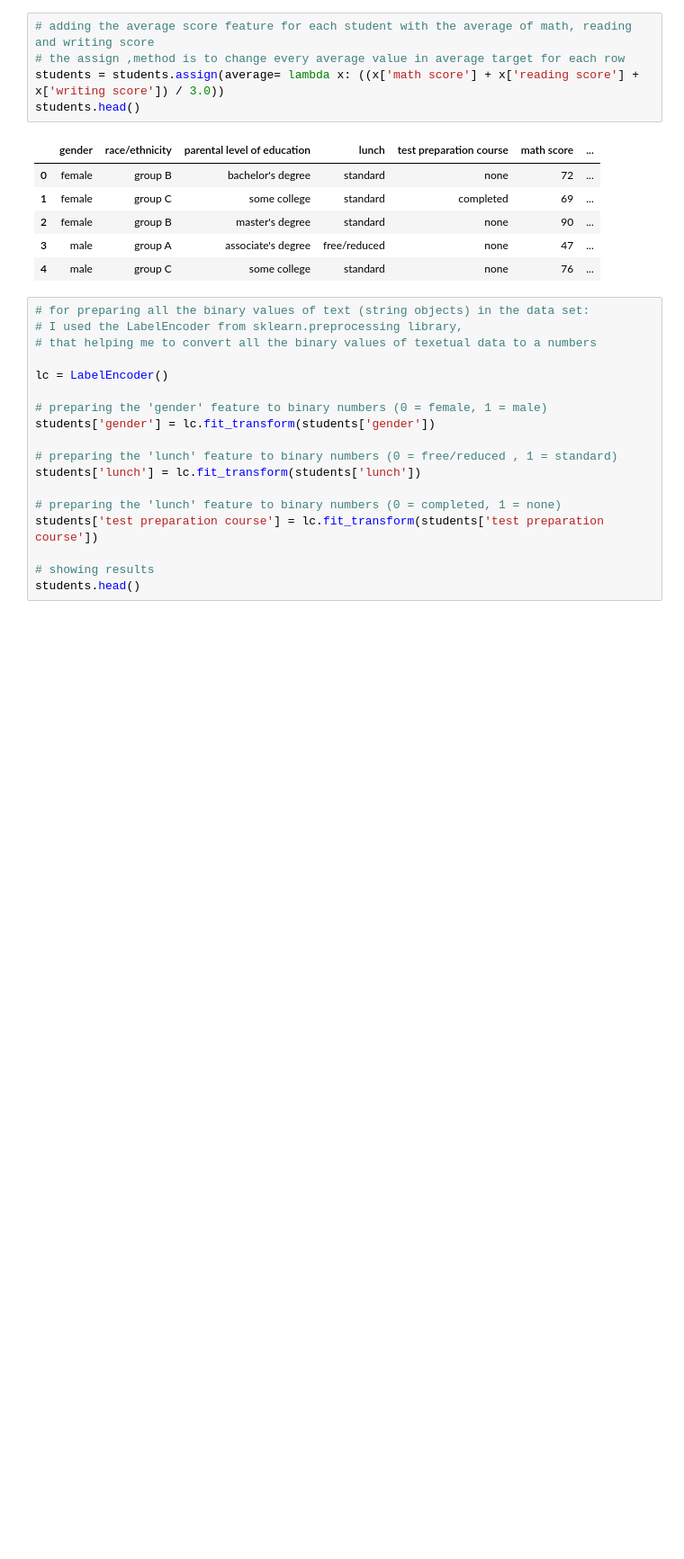
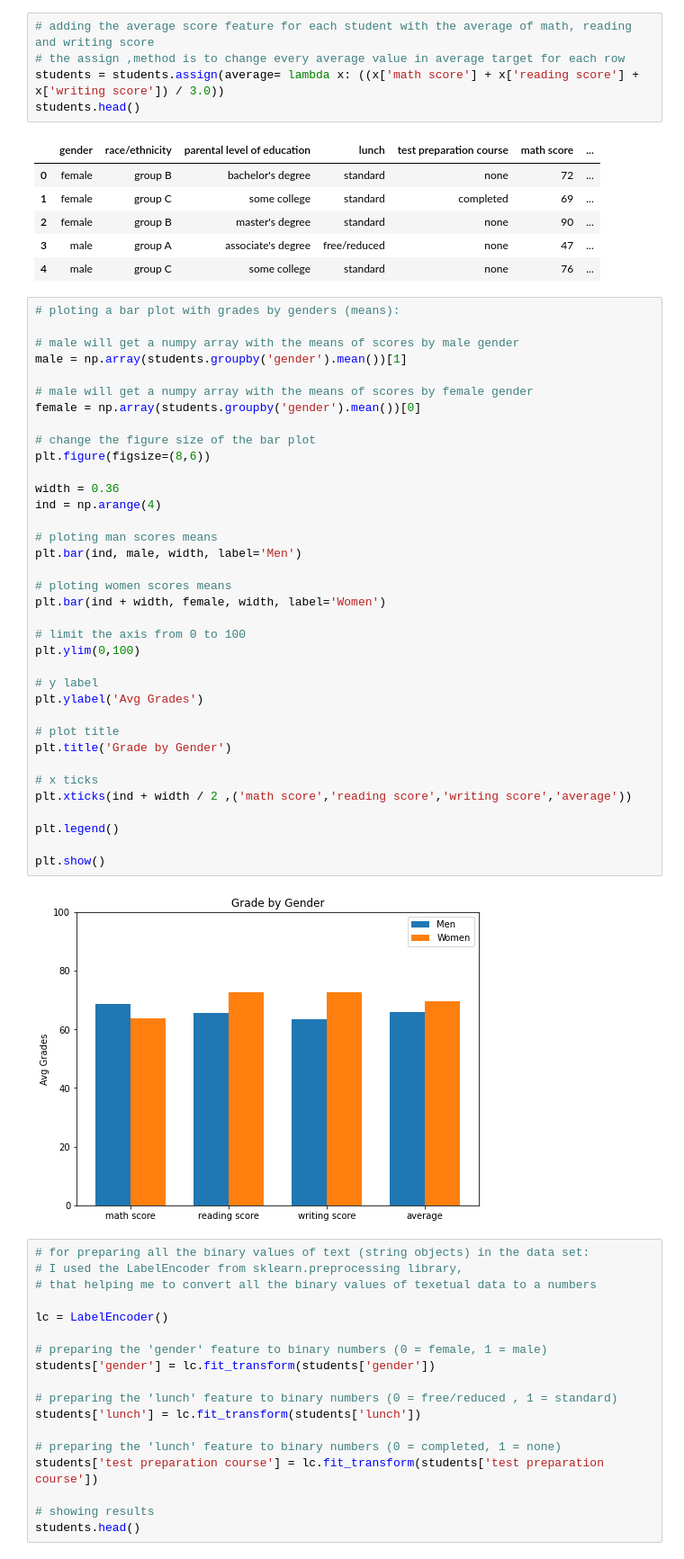
Before and after one commit to kggold4/final-project-data-visualization, a Jupyter notebook: task_1.ipynb, the cells around one changed output. Shown: that part at 90% size. Cells and saved outputs as stored; diff of their text form; blank space fills up the shorter version.

Commit message:
add visualizations in the start of notebook

```diff
--- a/task_1.ipynb
+++ b/task_1.ipynb
@@ -130,6 +165,44 @@ students.head()
 | 2 | female | group B | master's degree | standard | none | 90 | ... |
 | 3 | male | group A | associate's degree | free/reduced | none | 47 | ... |
 | 4 | male | group C | some college | standard | none | 76 | ... |
+# %%
+# ploting a bar plot with grades by genders (means):
+
+# male will get a numpy array with the means of scores by male gender
+male = np.array(students.groupby('gender').mean())[1]
+
+# male will get a numpy array with the means of scores by female gender
+female = np.array(students.groupby('gender').mean())[0]
+
+# change the figure size of the bar plot
+plt.figure(figsize=(8,6))
+
+width = 0.36
+ind = np.arange(4)
+
+# ploting man scores means
+plt.bar(ind, male, width, label='Men')
+
+# ploting women scores means
+plt.bar(ind + width, female, width, label='Women')
+
+# limit the axis from 0 to 100
+plt.ylim(0,100)
+
+# y label
+plt.ylabel('Avg Grades')
+
+# plot title
+plt.title('Grade by Gender')
+
+# x ticks
+plt.xticks(ind + width / 2 ,('math score','reading score','writing score','average'))
+
+plt.legend()
+
+plt.show()
+# %% [output]
+[figure, added]
 # %%
 # for preparing all the binary values of text (string objects) in the data set:
 # I used the LabelEncoder from sklearn.preprocessing library,
```
Also changed, not shown: parts of 15 cells of this notebook.
